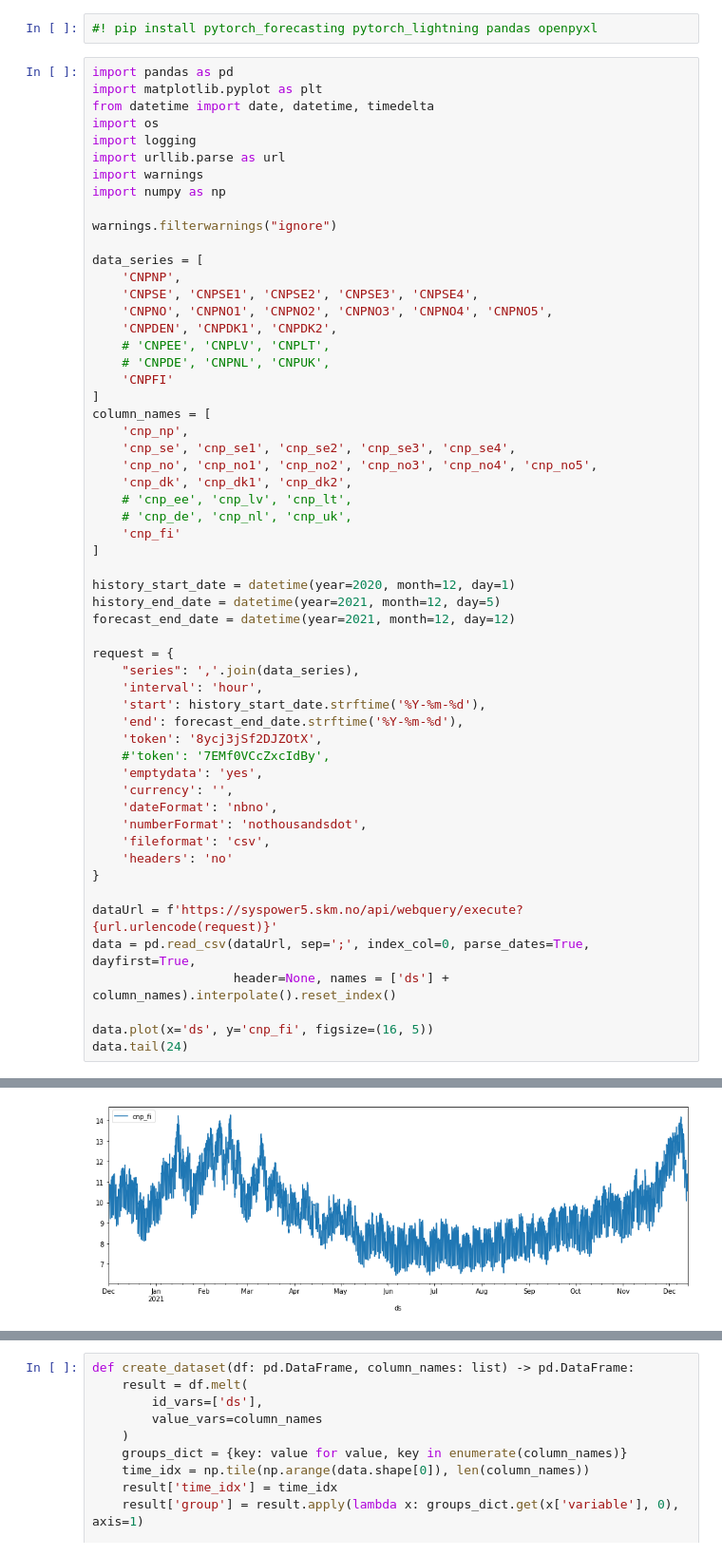
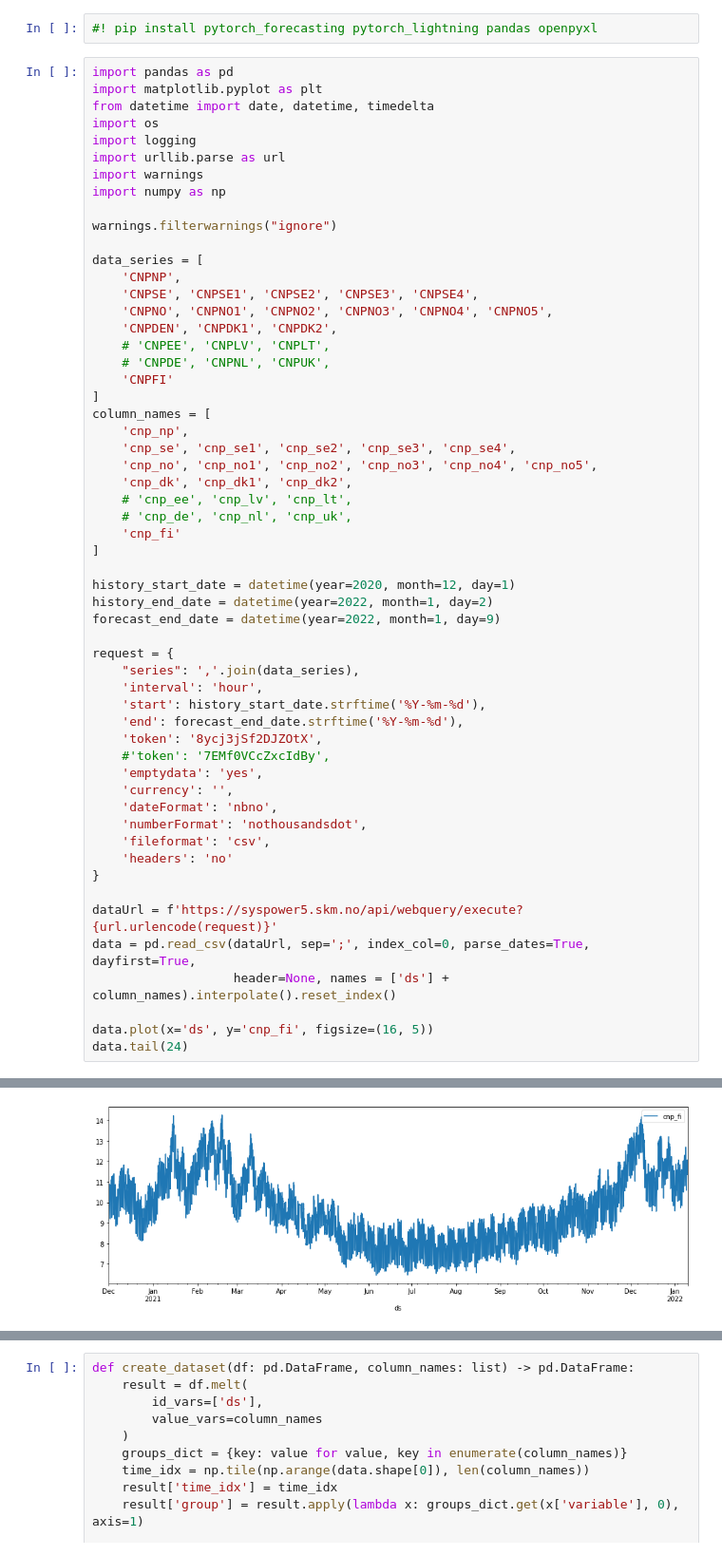
Before and after one commit to Skalolom/zone_cnp_forecasting, a Jupyter notebook: deepar_forecasting_model.ipynb, the cells around one changed output, grey strips where cells are left out. Shown: that part at 95% size. Saved outputs shown, nothing was run; the diff lists cells and outputs as text.

Commit message:
added some functionality to the forecasting model

```diff
--- a/deepar_forecasting_model.ipynb
+++ b/deepar_forecasting_model.ipynb
@@ -206,8 +206,8 @@ column_names = [
 ]
 
 history_start_date = datetime(year=2020, month=12, day=1)
-history_end_date = datetime(year=2021, month=12, day=5)
-forecast_end_date = datetime(year=2021, month=12, day=12)
+history_end_date = datetime(year=2022, month=1, day=2)
+forecast_end_date = datetime(year=2022, month=1, day=9)
 
 request = {
     "series": ','.join(data_series),
@@ -251,4 +251,4 @@ data.tail(24)
-[figure, old version]
+[figure, new version]
 # %%
 data_series_exog = [
     'SMHITEMPFI_F', 'SMHITEMPSE_F', 'SMHITEMPNO_F', 'SMHITEMPNP_F', 'SMHITEMPDK_F'
```
Also changed, not shown: parts of 13 cells of this notebook, 3 other files.
